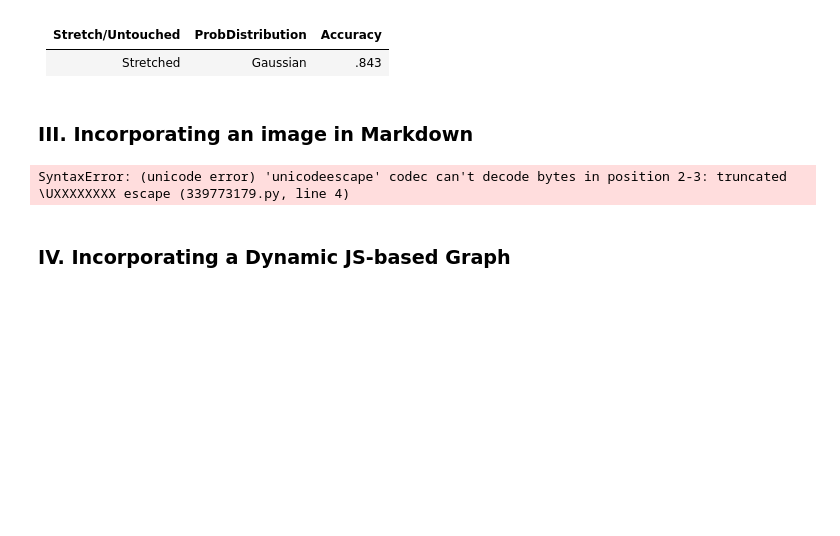
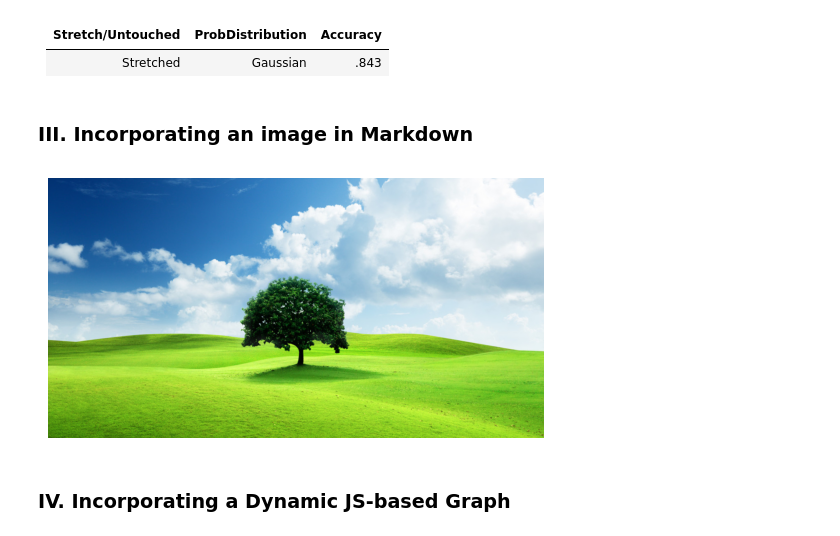
Before and after one commit to AsifAfzal/CSCN8010-Lab, a Jupyter notebook: Lab2.ipynb, the cells around one changed output. Cells and saved outputs as stored; diff of their text form; code cells hidden in the pictures; blank space fills up the shorter version.

```diff
--- a/Lab2.ipynb
+++ b/Lab2.ipynb
@@ -137,14 +137,16 @@ fig.show()
 # %% [markdown]
 ### III. Incorporating an image in Markdown
 # %%
-img = Image.open('C:\Users\theof\OneDrive\Desktop\Desk\tree.jpg')
+from PIL import Image
+from matplotlib import pyplot as plt
+
+img = Image.open('C:/CSCN8010-Lab/Desk/tree.jpg')
 fig = plt.imshow(img)
 plt.axis('off')
 fig.axes.get_xaxis().set_visible(False)
 fig.axes.get_yaxis().set_visible(False)
-plt.show()
 # %% [output]
-SyntaxError: (unicode error) 'unicodeescape' codec can't decode bytes in position 2-3: truncated \UXXXXXXXX escape (339773179.py, line 4)
+[figure, added]
 # %% [markdown]
 ### IV. Incorporating a Dynamic JS-based Graph
 # %%
```
Also changed, not shown: parts of 2 cells of this notebook.
